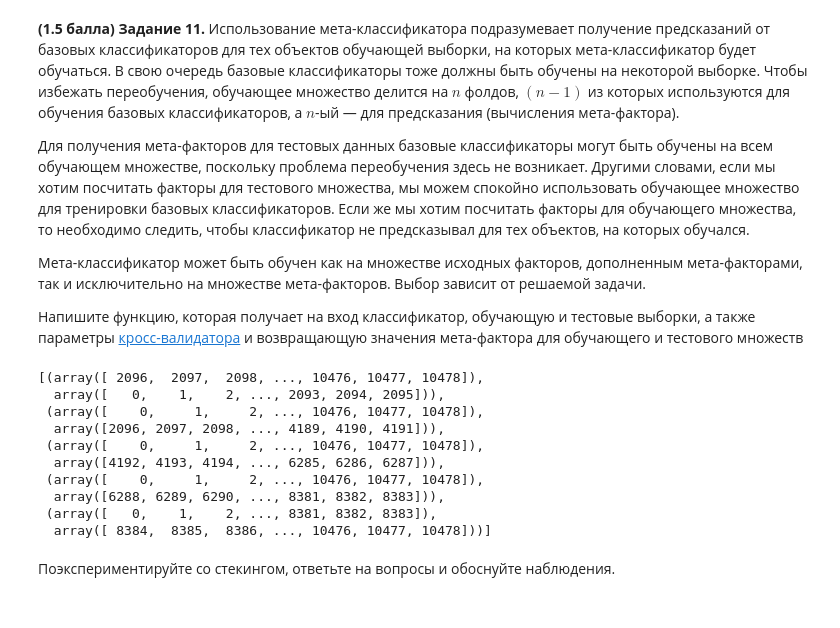
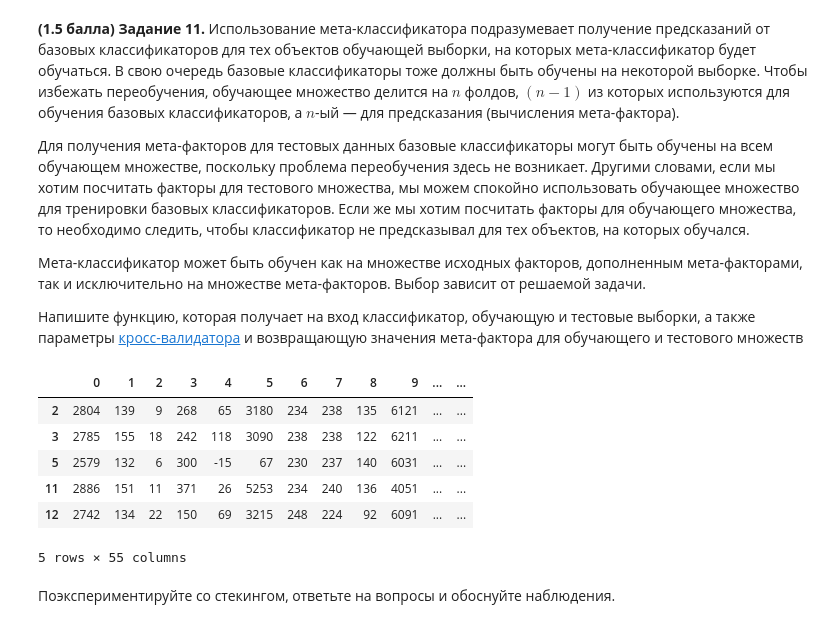
Before and after one commit to BNazh/shad2018, a Jupyter notebook: ML/hw1/Lab1_Compositions.ipynb, the cells around one changed output. Cells and saved outputs as stored; diff of their text form; code cells hidden in the pictures.

```diff
--- a/ML/hw1/Lab1_Compositions.ipynb
+++ b/ML/hw1/Lab1_Compositions.ipynb
@@ -372,15 +373,15 @@ from sklearn.base import clone
 # %%
 cv = KFold(5)
-# %%
-list(cv.split(train))
-# %% [output]
-[(array([ 2096,  2097,  2098, ..., 10476, 10477, 10478]),
-  array([   0,    1,    2, ..., 2093, 2094, 2095])),
- (array([    0,     1,     2, ..., 10476, 10477, 10478]),
-  array([2096, 2097, 2098, ..., 4189, 4190, 4191])),
- (array([    0,     1,     2, ..., 10476, 10477, 10478]),
-  array([4192, 4193, 4194, ..., 6285, 6286, 6287])),
- (array([    0,     1,     2, ..., 10476, 10477, 10478]),
-  array([6288, 6289, 6290, ..., 8381, 8382, 8383])),
- (array([   0,    1,    2, ..., 8381, 8382, 8383]),
-  array([ 8384,  8385,  8386, ..., 10476, 10477, 10478]))]
+# %%
+df = pd.read_csv('./covtype.data', header=None)
+df = df[df.iloc[:, -1].isin([1, 2])]
+# %%
+df.head()
+# %% [output]
+|  | 0 | 1 | 2 | 3 | 4 | 5 | 6 | 7 | 8 | 9 | ... | ... |
+| 2 | 2804 | 139 | 9 | 268 | 65 | 3180 | 234 | 238 | 135 | 6121 | ... | ... |
+| 3 | 2785 | 155 | 18 | 242 | 118 | 3090 | 238 | 238 | 122 | 6211 | ... | ... |
+| 5 | 2579 | 132 | 6 | 300 | -15 | 67 | 230 | 237 | 140 | 6031 | ... | ... |
+| 11 | 2886 | 151 | 11 | 371 | 26 | 5253 | 234 | 240 | 136 | 4051 | ... | ... |
+| 12 | 2742 | 134 | 22 | 150 | 69 | 3215 | 248 | 224 | 92 | 6091 | ... | ... |
+5 rows × 55 columns
```
Also changed, not shown: parts of 13 cells of this notebook, 2 other files.
